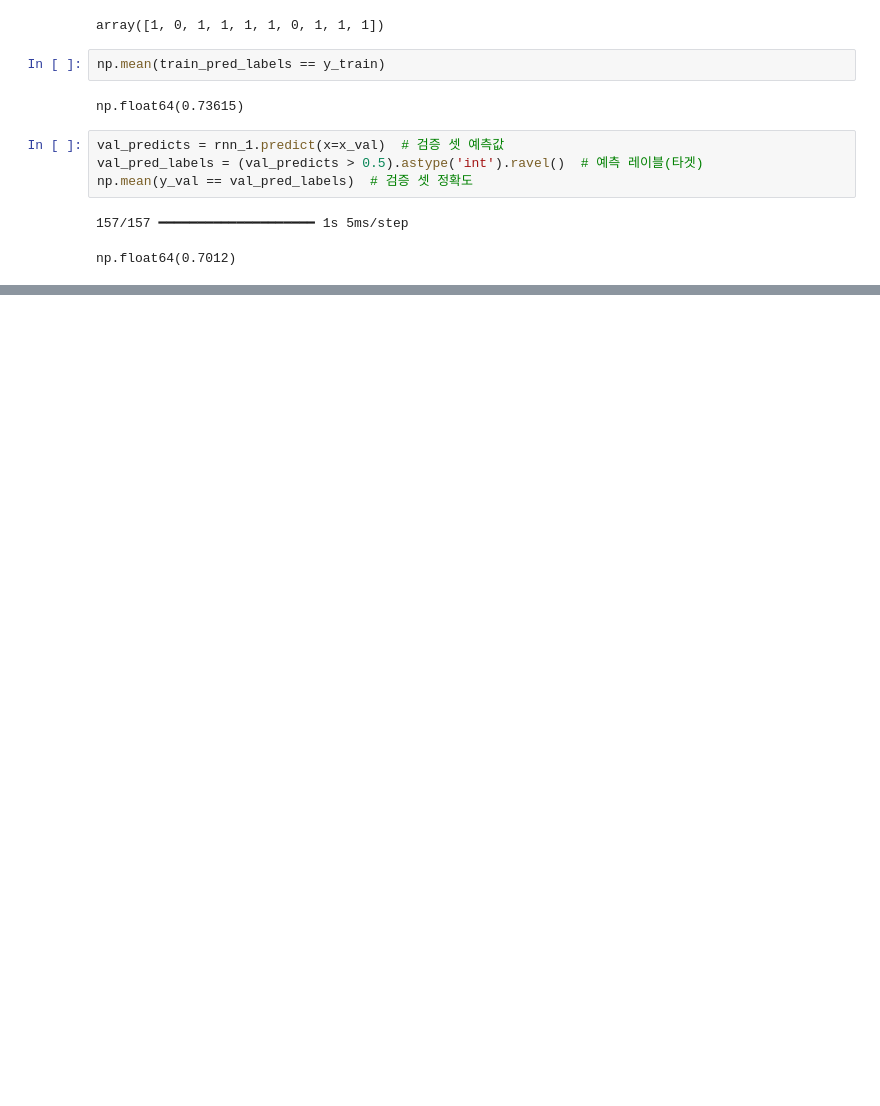
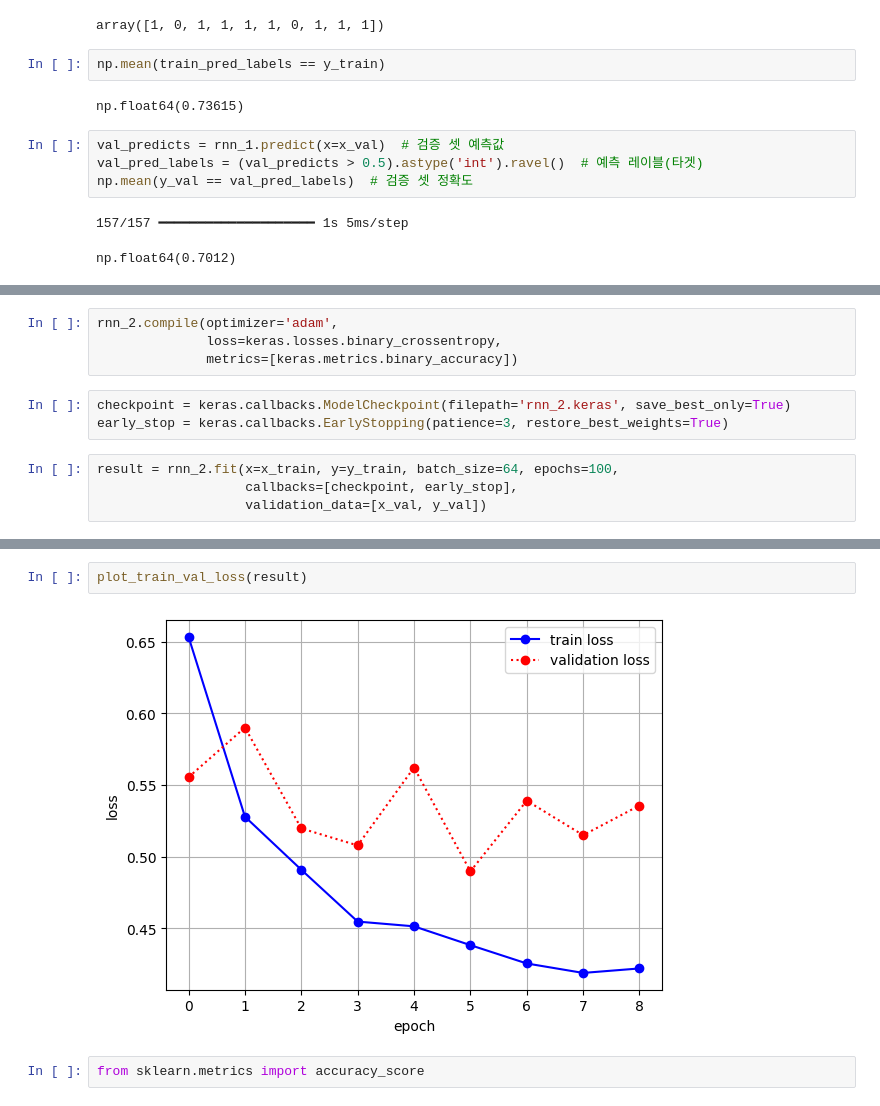
Before and after one commit to JakeOh/202505_BD50, a Jupyter notebook: lab_da/ml20_rnn.ipynb, the cells around one changed output, grey strips where cells are left out. Drawn from its saved outputs; the diff is of its cells as text; blank space fills up the shorter version.

```diff
--- a/lab_da/ml20_rnn.ipynb
+++ b/lab_da/ml20_rnn.ipynb
@@ -477,0 +546,11 @@ np.float64(0.7012)
+# %%
+rnn_2.compile(optimizer='adam',
+              loss=keras.losses.binary_crossentropy,
+              metrics=[keras.metrics.binary_accuracy])
+# %%
+checkpoint = keras.callbacks.ModelCheckpoint(filepath='rnn_2.keras', save_best_only=True)
+early_stop = keras.callbacks.EarlyStopping(patience=3, restore_best_weights=True)
+# %%
+result = rnn_2.fit(x=x_train, y=y_train, batch_size=64, epochs=100,
+                   callbacks=[checkpoint, early_stop],
+                   validation_data=[x_val, y_val])
@@ -477,0 +576,6 @@ np.float64(0.7012)
+# %%
+plot_train_val_loss(result)
+# %% [output]
+[figure, added]
+# %%
+from sklearn.metrics import accuracy_score
```
Also changed, not shown: parts of 13 cells of this notebook.
